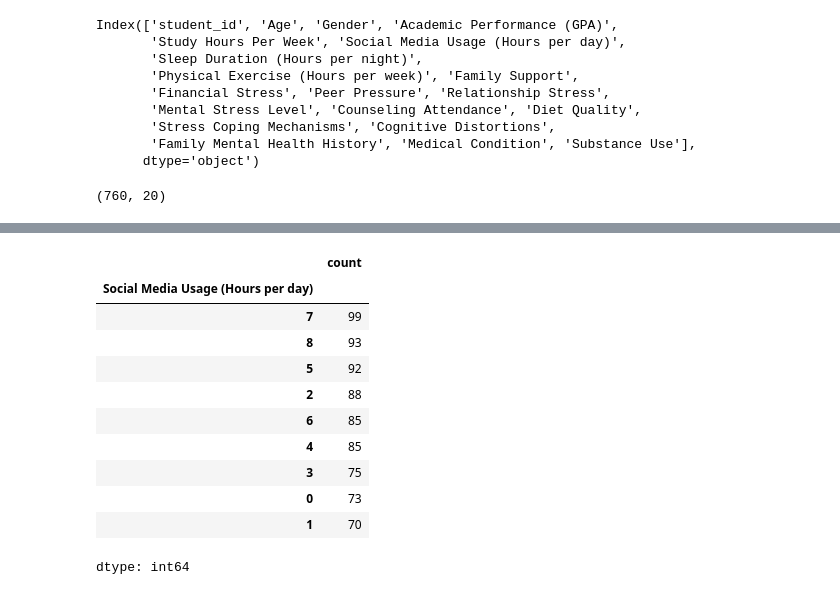
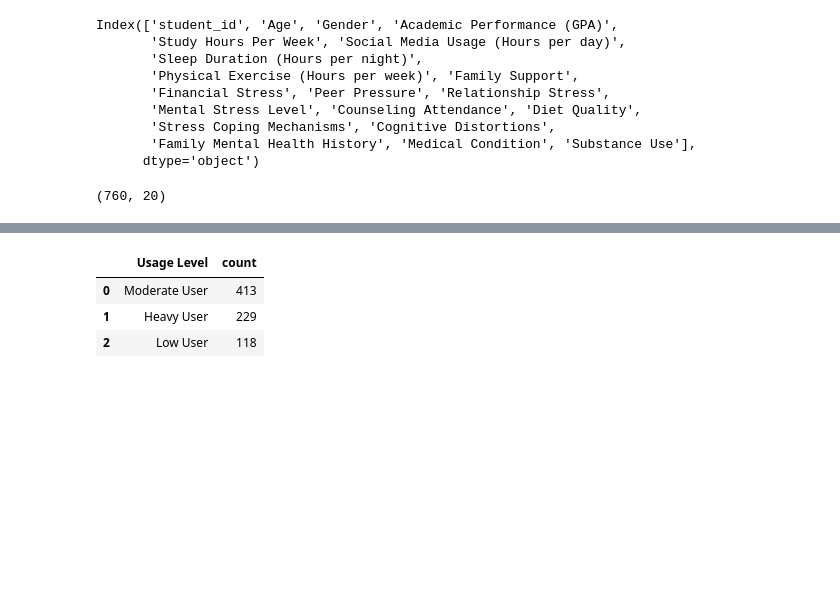
Before and after one commit to saitejaroyal-tech/Student-Lifestyle-Value-Survey-Analysis, a Jupyter notebook: jupiternotebook.ipynb, the cells around one changed output, grey strips where cells are left out. Drawn from its saved outputs; the diff is of its cells as text; code cells hidden in the pictures; blank space fills up the shorter version.

```diff
--- a/jupiternotebook.ipynb
+++ b/jupiternotebook.ipynb
@@ -122,25 +98,21 @@ stress_counts.plot(kind='pie')
-# %%
-#evaluating social_media_usage to segregate low,medium,high usage boundaries
-df_habits['Social Media Usage (Hours per day)'].value_counts()
-# %% [output]
-|  | count |
-| Social Media Usage (Hours per day) |  |
-| 7 | 99 |
-| 8 | 93 |
-| 5 | 92 |
-| 2 | 88 |
-| 6 | 85 |
-| 4 | 85 |
-| 3 | 75 |
-| 0 | 73 |
-| 1 | 70 |
-dtype: int64
 # %%
 #Social media usage distribution
 # 0-2 hours (Low), 2-5 (Moderate), 5+ (Heavy)
 usage_bins = [0, 2, 5, 24]
 usage_labels = ['Low User', 'Moderate User', 'Heavy User']
 df_lifestyle['Usage Level'] = pd.cut(df_lifestyle['Social Media Usage (Hours per day)'],
                            bins=usage_bins, labels=usage_labels, include_lowest=True)
-df_habits['Usage Level'] = pd.cut(df_habits['Social Media Usage (Hours per day)'],
-                           bins=usage_bins, labels=usage_labels, include_lowest=True)
+df_lifestyle['Usage Level']
+usage_counts = (
+    df_lifestyle['Usage Level']
+    .value_counts()
+    .reset_index()
+)
+
+usage_counts.columns = ['Usage Level', 'count']
+usage_counts
+# %% [output]
+|  | Usage Level | count |
+| 0 | Moderate User | 413 |
+| 1 | Heavy User | 229 |
+| 2 | Low User | 118 |
```
Also changed, not shown: parts of 30 cells of this notebook.
